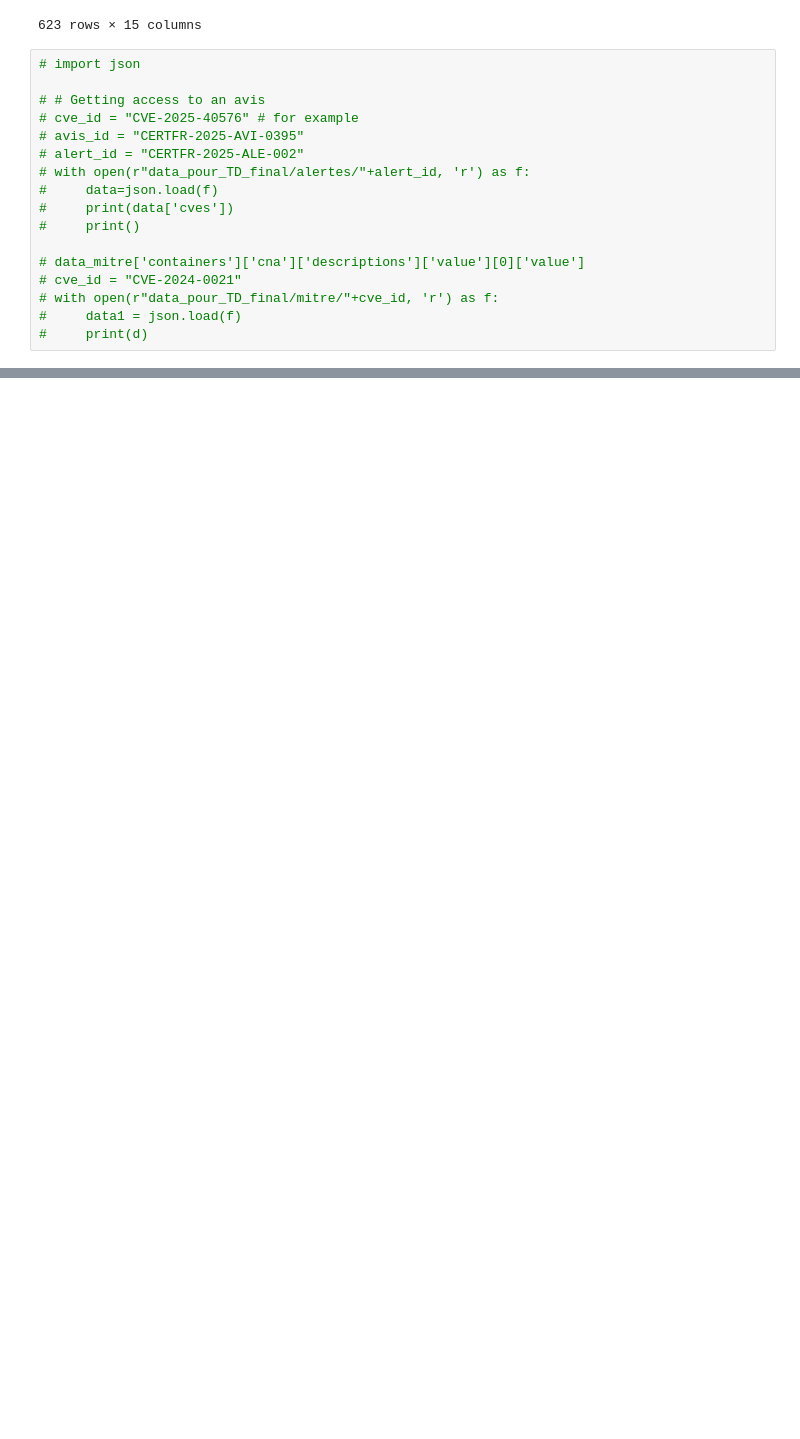
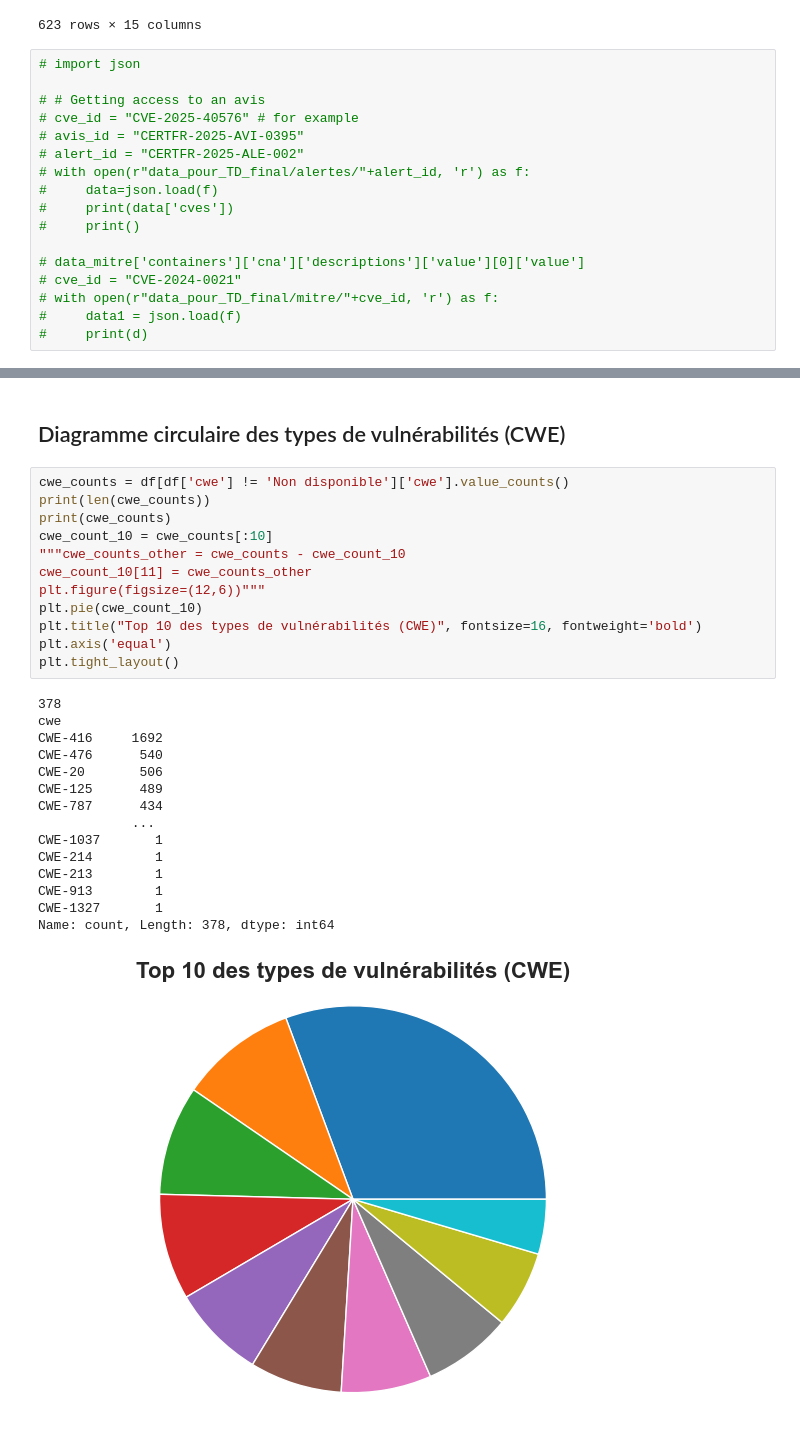
Before and after one commit to iri-rsl/ANSSI-Mastercamp, a Jupyter notebook: TD_final.ipynb, the cells around one changed output, grey strips where cells are left out. Cells and saved outputs as stored; diff of their text form; blank space fills up the shorter version.

```diff
--- a/TD_final.ipynb
+++ b/TD_final.ipynb
@@ -243,0 +255,30 @@ Text(0.5, 0, 'Score de vulnérabilité de 0 à 10')
+# %% [markdown]
+## Diagramme circulaire des types de vulnérabilités (CWE)
+# %%
+cwe_counts = df[df['cwe'] != 'Non disponible']['cwe'].value_counts()
+print(len(cwe_counts))
+print(cwe_counts)
+cwe_count_10 = cwe_counts[:10]
+"""cwe_counts_other = cwe_counts - cwe_count_10
+cwe_count_10[11] = cwe_counts_other
+plt.figure(figsize=(12,6))"""
+plt.pie(cwe_count_10)
+plt.title("Top 10 des types de vulnérabilités (CWE)", fontsize=16, fontweight='bold')
+plt.axis('equal')
+plt.tight_layout()
+# %% [output]
+378
+cwe
+CWE-416     1692
+CWE-476      540
+CWE-20       506
+CWE-125      489
+CWE-787      434
+            ...
+CWE-1037       1
+CWE-214        1
+CWE-213        1
+CWE-913        1
+CWE-1327       1
+Name: count, Length: 378, dtype: int64
+[figure, added]
```
Also changed, not shown: parts of 3 cells of this notebook, 1 other file.
